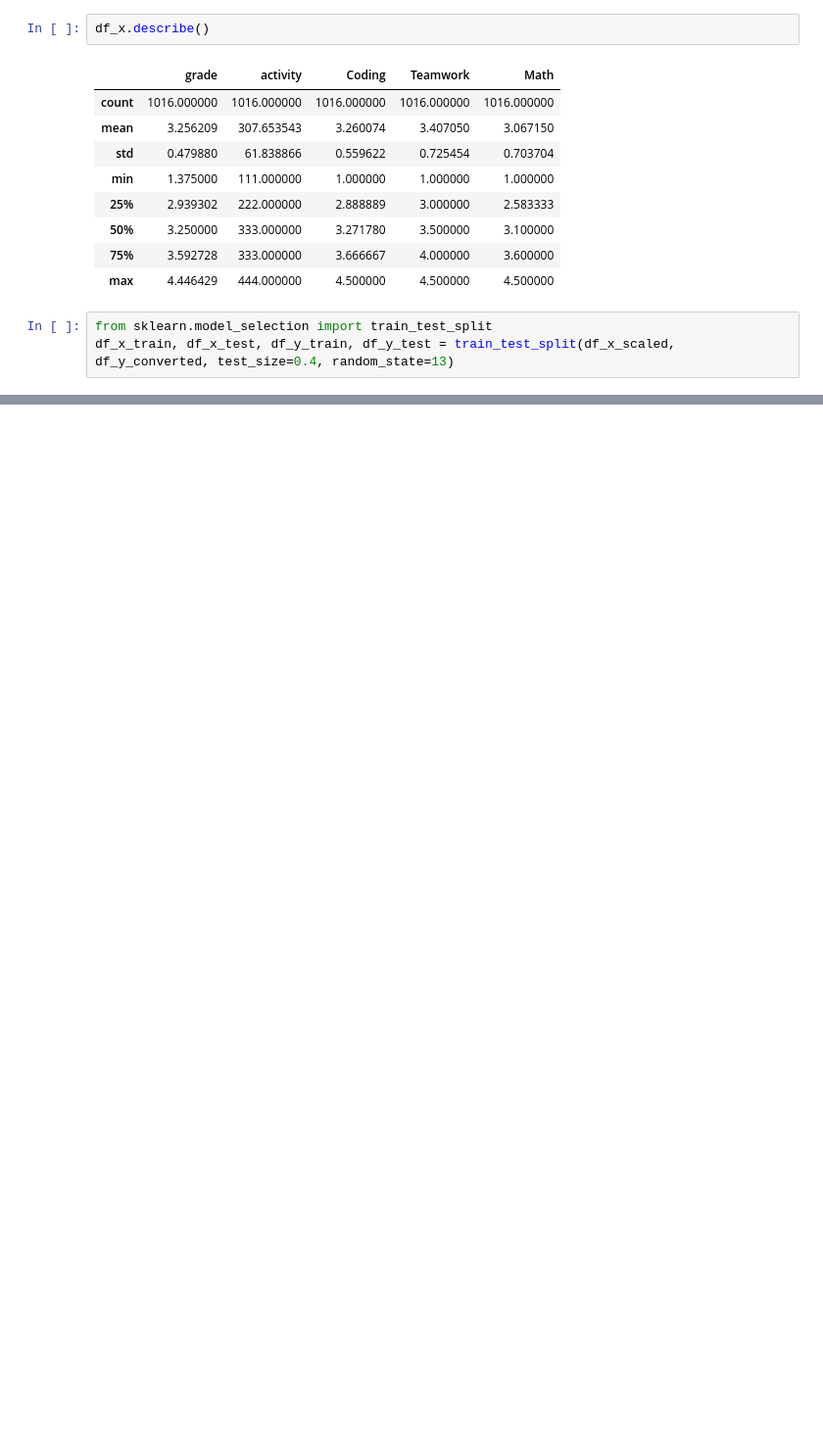
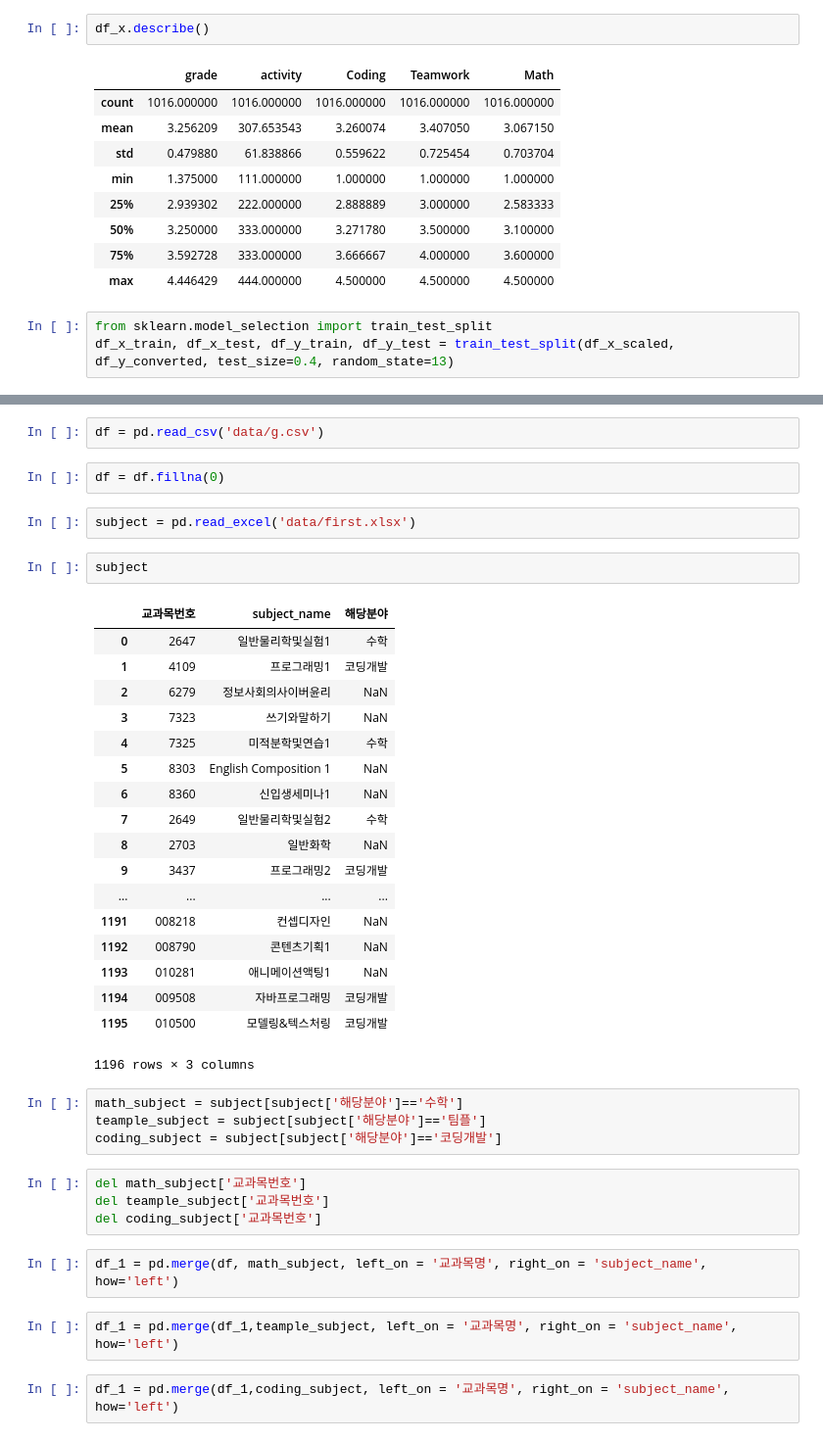
Before and after one commit to kms1837/capstone_4, a Jupyter notebook: Machine Learning/Machine Learning.ipynb, the cells around one changed output, grey strips where cells are left out. Shown at 98% size. Drawn from its saved outputs; the diff is of its cells as text; blank space fills up the shorter version.

```diff
--- a/Machine Learning/Machine Learning.ipynb
+++ b/Machine Learning/Machine Learning.ipynb
@@ -341,0 +318,41 @@ print(y_new_predict)
+# %%
+df = pd.read_csv('data/g.csv')
+# %%
+df = df.fillna(0)
+# %%
+subject = pd.read_excel('data/first.xlsx')
+# %%
+subject
+# %% [output]
+|  | 교과목번호 | subject_name | 해당분야 |
+| 0 | 2647 | 일반물리학및실험1 | 수학 |
+| 1 | 4109 | 프로그래밍1 | 코딩개발 |
+| 2 | 6279 | 정보사회의사이버윤리 | NaN |
+| 3 | 7323 | 쓰기와말하기 | NaN |
+| 4 | 7325 | 미적분학및연습1 | 수학 |
+| 5 | 8303 | English Composition 1 | NaN |
+| 6 | 8360 | 신입생세미나1 | NaN |
+| 7 | 2649 | 일반물리학및실험2 | 수학 |
+| 8 | 2703 | 일반화학 | NaN |
+| 9 | 3437 | 프로그래밍2 | 코딩개발 |
+| ... | ... | ... | ... |
+| 1191 | 008218 | 컨셉디자인 | NaN |
+| 1192 | 008790 | 콘텐츠기획1 | NaN |
+| 1193 | 010281 | 애니메이션액팅1 | NaN |
+| 1194 | 009508 | 자바프로그래밍 | 코딩개발 |
+| 1195 | 010500 | 모델링&텍스처링 | 코딩개발 |
+1196 rows × 3 columns
+# %%
+math_subject = subject[subject['해당분야']=='수학']
+teample_subject = subject[subject['해당분야']=='팀플']
+coding_subject = subject[subject['해당분야']=='코딩개발']
+# %%
+del math_subject['교과목번호']
+del teample_subject['교과목번호']
+del coding_subject['교과목번호']
+# %%
+df_1 = pd.merge(df, math_subject, left_on = '교과목명', right_on = 'subject_name',  how='left')
+# %%
+df_1 = pd.merge(df_1,teample_subject, left_on = '교과목명', right_on = 'subject_name', how='left')
+# %%
+df_1 = pd.merge(df_1,coding_subject, left_on = '교과목명', right_on = 'subject_name', how='left')
```
Also changed, not shown: parts of 31 cells of this notebook, 6 other files.
